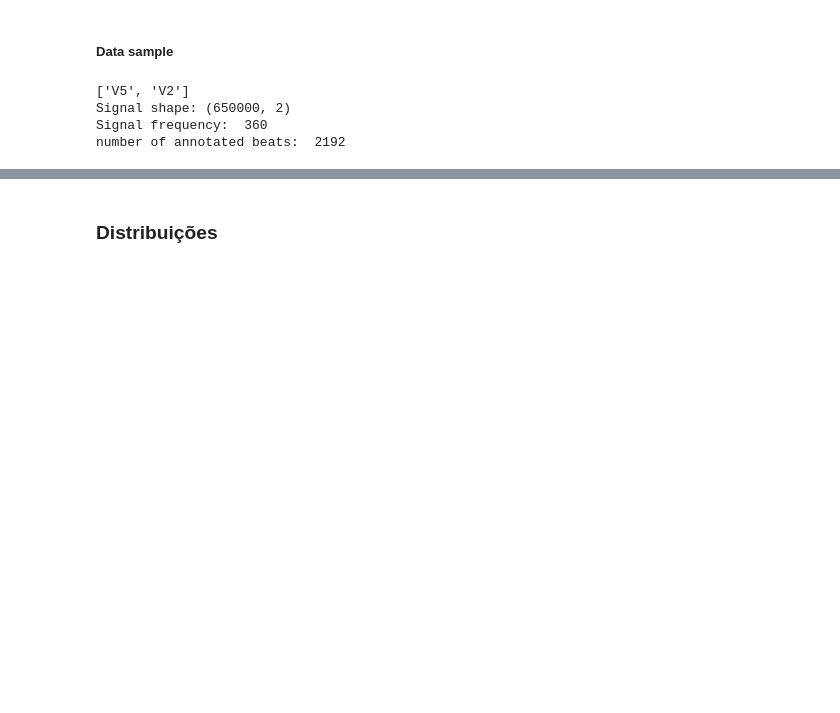
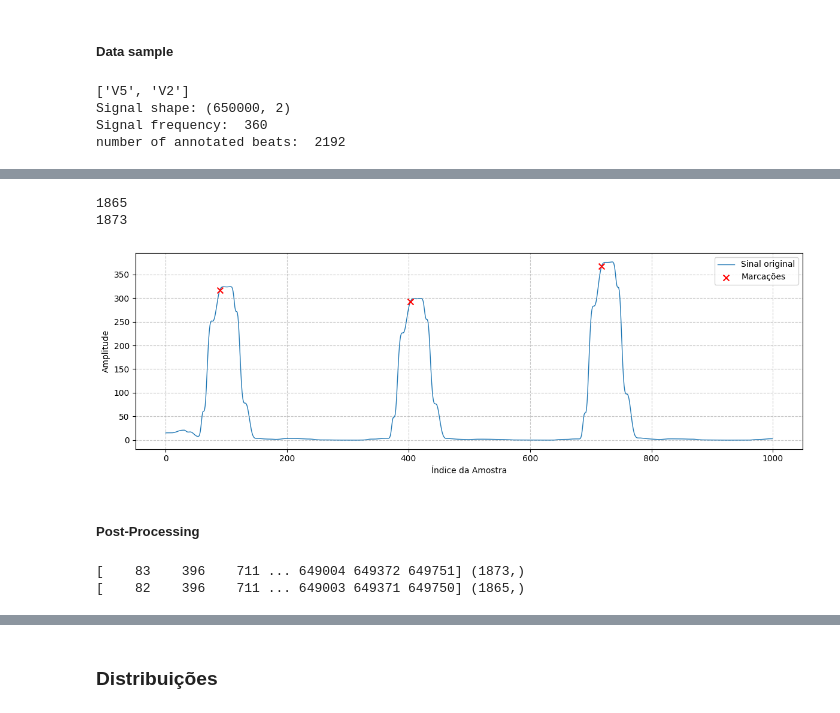
Before and after one commit to IgorVasconcelos1711/tcc-ecg-proccessing, a Jupyter notebook: code/israeli_data.ipynb, the cells around one changed output, grey strips where cells are left out. Cells and saved outputs as stored; diff of their text form; code cells hidden in the pictures; blank space fills up the shorter version.

```diff
--- a/code/israeli_data.ipynb
+++ b/code/israeli_data.ipynb
@@ -450,0 +469,19 @@ Arritmias detectadas (Classe 1): 33 | Normais (Classe 0): 1771
+# %%
+pt_agent = PanTompkinsQRS(sampling_rate=360)
+
+subject_number = 1
+target_subject = subjects[subject_number]
+
+target_integrated_signal = target_subject.integrated_signal[:,0]
+target_filtered_signal = target_subject.filtered_signal[:,0]
+print(target_integrated_signal)
+
+indices_candidatos = pt_agent.find_peaks(target_integrated_signal)
+qrs_finais = pt_agent.apply_pan_tompkins_thresholds(
+    peaks_indices=indices_candidatos,
+    integrated_signal=target_integrated_signal,
+    filtered_signal=target_filtered_signal
+)
+print(qrs_finais)
+print(target_subject.annotations.sample[1:])
+print(target_subject.annotations.symbol)
@@ -450,0 +494,34 @@ Arritmias detectadas (Classe 1): 33 | Normais (Classe 0): 1771
+# %%
+print(len(qrs_finais))
+print(len(target_subject.annotations.sample[1:]))
+# %% [output]
+1865
+1873
+# %%
+def plotar_marcacoes(sinal, indices):
+    plt.figure(figsize=(12, 4))
+
+    # Plota a forma de onda do sinal
+    plt.plot(sinal, color='#1f77b4', label='Sinal original', linewidth=1)
+
+    # Extrai a amplitude exata nos pontos marcados
+    amplitudes = sinal[indices]
+
+    # Sobrepõe os pontos de interesse
+    plt.scatter(indices, amplitudes, color='red', marker='x', s=50, label='Marcações', zorder=3)
+
+    plt.xlabel('Índice da Amostra')
+    plt.ylabel('Amplitude')
+    plt.legend()
+    plt.grid(True, linestyle='--', alpha=0.7)
+    plt.tight_layout()
+    plt.show()
+# %%
+plotar_marcacoes(target_subject.integrated_signal[:1000, 0], qrs_finais[:3])
+# plotar_marcacoes(target_subject.derivated_signal[:1000, 0], qrs_finais[:3])
+# plotar_marcacoes(target_subject.filtered_signal[:1000, 0], qrs_finais[:3])
+# plotar_marcacoes(target_subject.raw_signal[:1000, 0], qrs_finais[:3])
+# %% [output]
+[figure, added]
+# %% [markdown]
+##### Post-Processing
@@ -450,0 +546,7 @@ Arritmias detectadas (Classe 1): 33 | Normais (Classe 0): 1771
+# %%
+real_peaks = align_peaks(qrs_finais, target_subject.raw_signal[:,0], 25)
+print(target_subject.annotations.sample[1:], target_subject.annotations.sample[1:].shape)
+print(real_peaks, real_peaks.shape)
+# %% [output]
+[    83    396    711 ... 649004 649372 649751] (1873,)
+[    82    396    711 ... 649003 649371 649750] (1865,)
```
Also changed, not shown: parts of 16 cells of this notebook.
